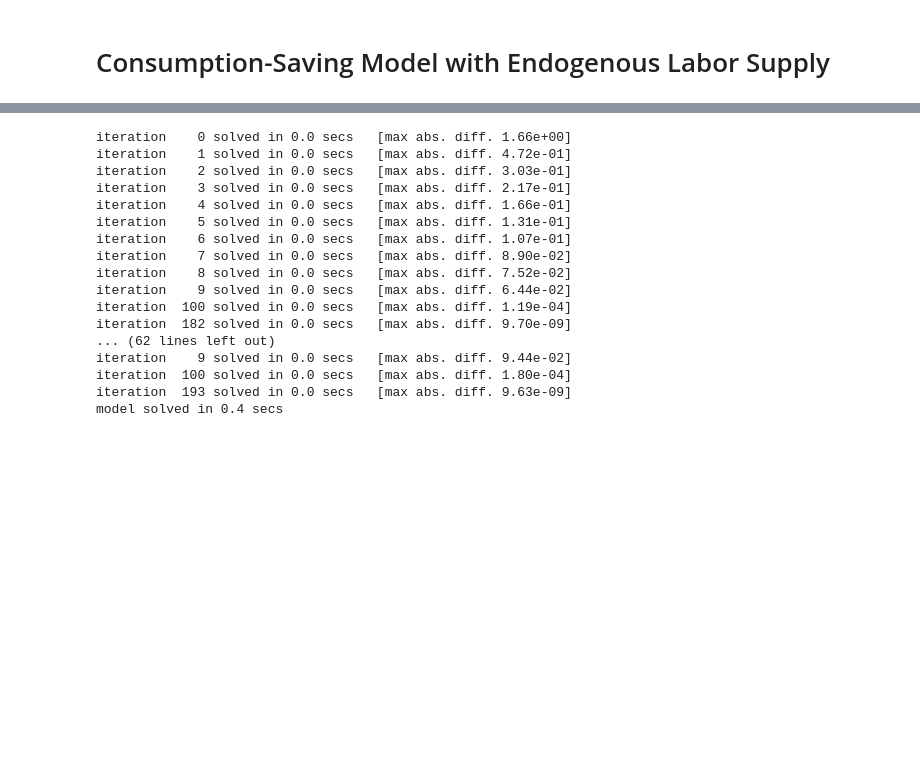
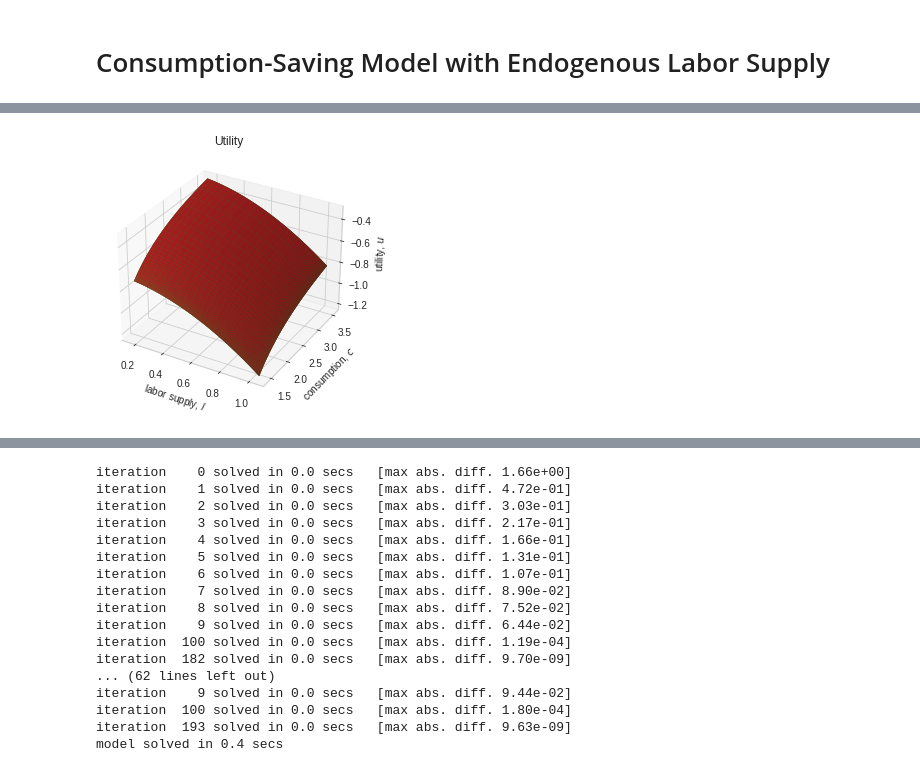
Before and after one commit to Bernseng/Dynamic-Programming-Project, a Jupyter notebook: consavlabor/ConSavModel.ipynb, the cells around one changed output, grey strips where cells are left out. Drawn from its saved outputs; the diff is of its cells as text; code cells hidden in the pictures; blank space fills up the shorter version.

```diff
--- a/consavlabor/ConSavModel.ipynb
+++ b/consavlabor/ConSavModel.ipynb
@@ -149,0 +138,25 @@ plt.show()
+# %%
+import utility
+from mpl_toolkits.mplot3d import Axes3D
+
+fig = plt.figure(figsize=(10,4))
+ax = fig.add_subplot(1,1,1,projection='3d')
+ax.set_title(f'Utility')
+
+# Prepare 3D arrays for consumption, labor supply, and utility
+C, L = np.meshgrid(sol.c[i_z,:][I], sol.l[i_z,:][I])
+U = utility.func_2(C, L, par)
+
+for i_z, z in enumerate(par.z_grid):
+    if i_z % 3 == 0 or i_z == par.Nz-1:
+        # Draw 3D surface plot
+        ax.plot_surface(L, C, U, label=f'$z={z:.2f}$')
+
+ax.set_xlabel('labor supply, $l$')
+ax.set_ylabel('consumption, $c$')
+ax.set_zlabel('utility, $u$')
+
+fig.tight_layout()
+plt.show()
+# %% [output]
+[figure, added]
```
Also changed, not shown: parts of 4 cells of this notebook, 3 other files.
